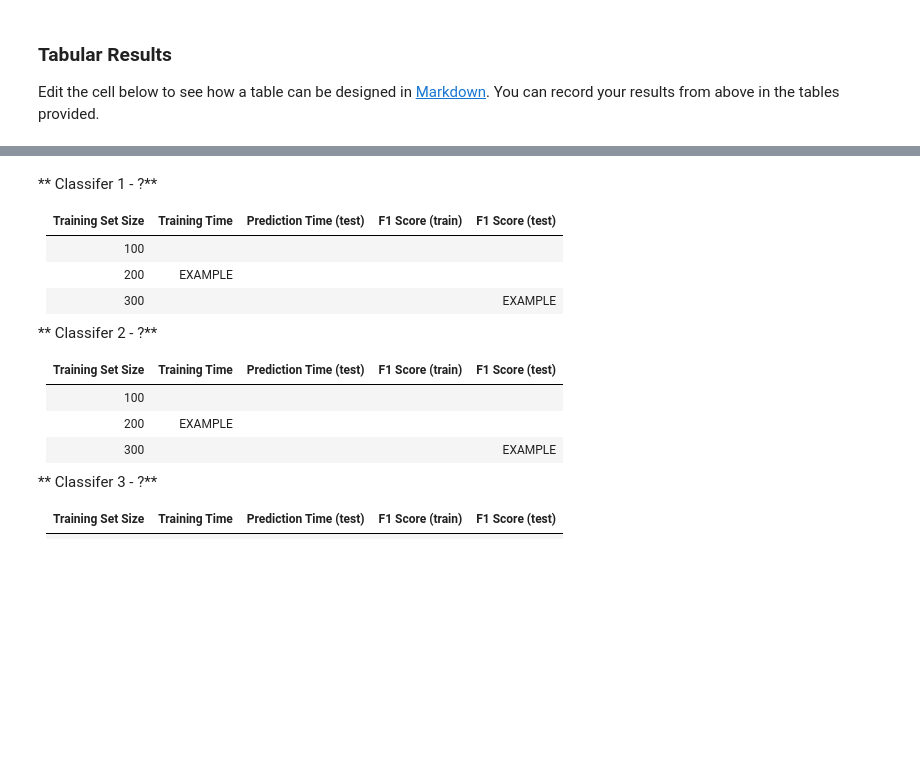
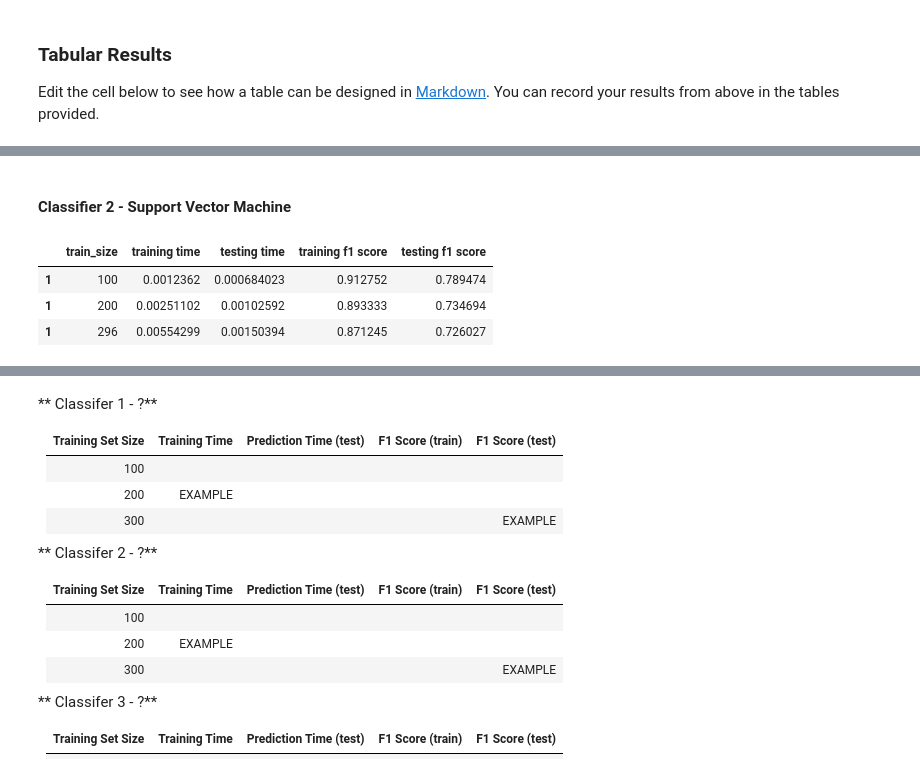
Before and after one commit to AaronRanAn/Udacity_MLNano_Proj_1_Student_Intervention, a Jupyter notebook: student_intervention.ipynb, the cells around one changed output, grey strips where cells are left out. Saved outputs shown, nothing was run; the diff lists cells and outputs as text; code cells hidden in the pictures; blank space fills up the shorter version.

```diff
--- a/student_intervention.ipynb
+++ b/student_intervention.ipynb
@@ -285,0 +502,2 @@ y_train_300 = None
+# %%
+svc_perf = sized_train_predict(clf_B, X_train, y_train, X_test, y_test, [100,200,296])
@@ -288,0 +574,9 @@ Edit the cell below to see how a table can be designed in [Markdown](https://git
+# %% [markdown]
+#### Classifier 2 - Support Vector Machine
+# %%
+get_perf_df(svc_perf)
+# %% [output]
+|  | train_size | training time | testing time | training f1 score | testing f1 score |
+| 1 | 100 | 0.0012362 | 0.000684023 | 0.912752 | 0.789474 |
+| 1 | 200 | 0.00251102 | 0.00102592 | 0.893333 | 0.734694 |
+| 1 | 296 | 0.00554299 | 0.00150394 | 0.871245 | 0.726027 |
```
Also changed, not shown: parts of 33 cells of this notebook.
